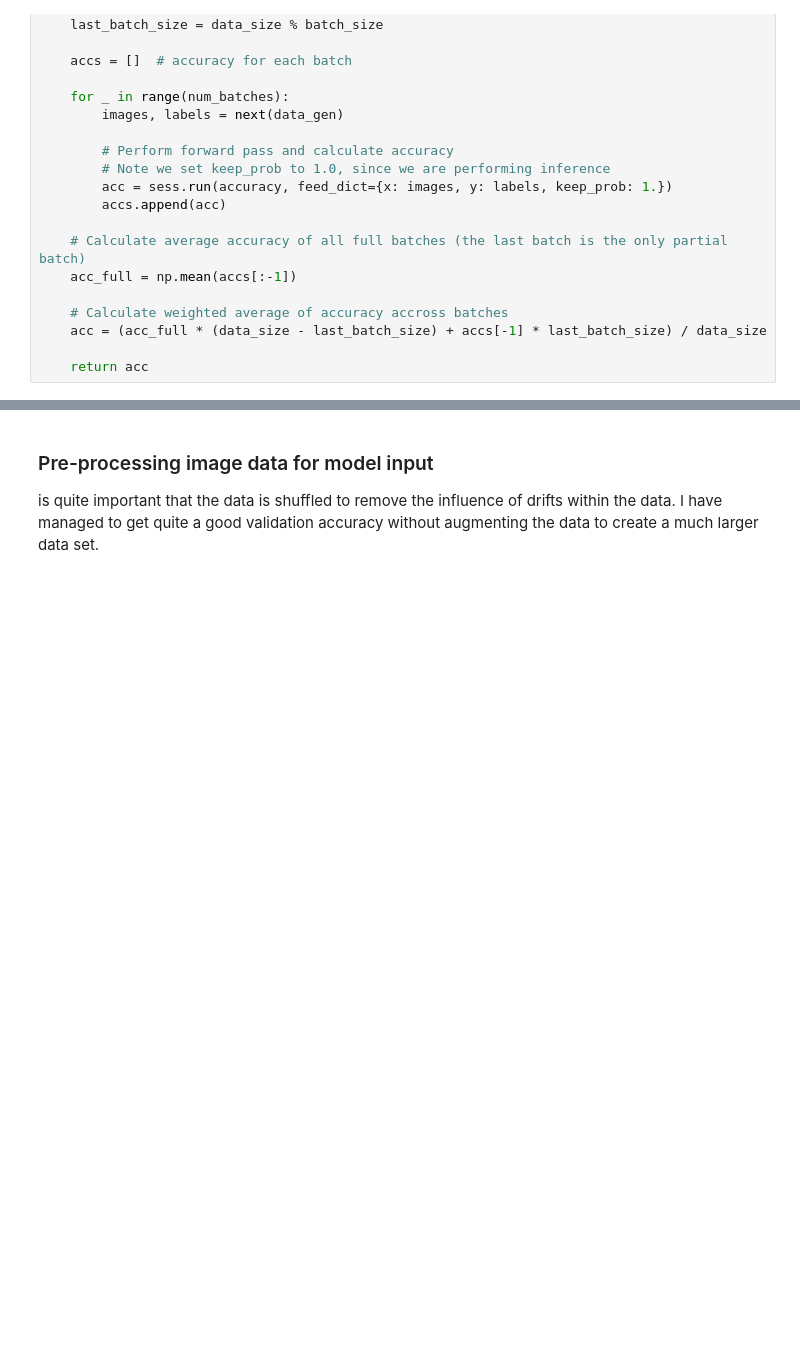
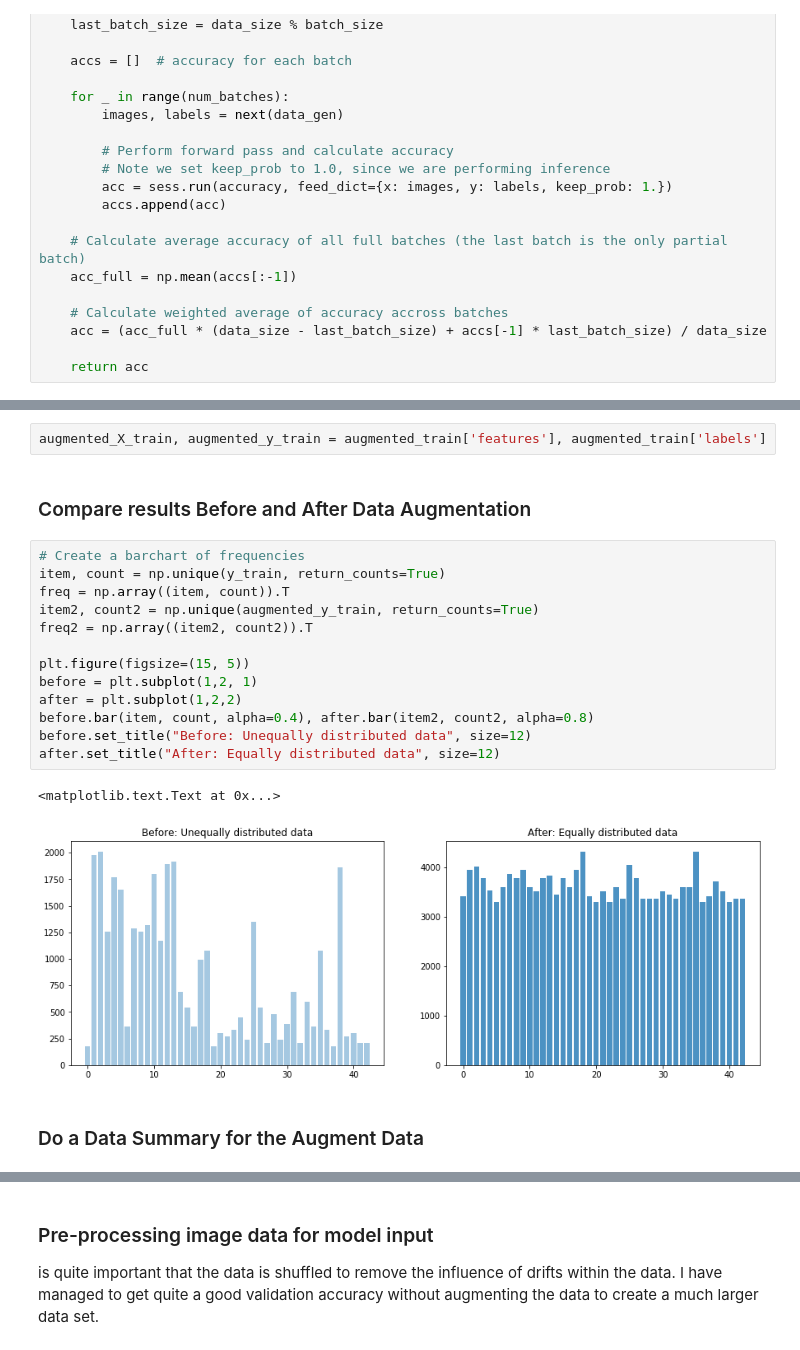
Before and after one commit to PanasheC/Traffic-Sign-Classifier, a Jupyter notebook: Traffic_Sign_Classifier.ipynb, the cells around one changed output, grey strips where cells are left out. Drawn from its saved outputs; the diff is of its cells as text; blank space fills up the shorter version.

```diff
--- a/Traffic_Sign_Classifier.ipynb
+++ b/Traffic_Sign_Classifier.ipynb
@@ -368,0 +512,22 @@ def calculate_accuracy(data_gen, data_size, batch_size, accuracy, x, y, keep_pro
+# %%
+augmented_X_train, augmented_y_train = augmented_train['features'], augmented_train['labels']
+# %% [markdown]
+### Compare results Before and After Data Augmentation
+# %%
+# Create a barchart of frequencies
+item, count = np.unique(y_train, return_counts=True)
+freq = np.array((item, count)).T
+item2, count2 = np.unique(augmented_y_train, return_counts=True)
+freq2 = np.array((item2, count2)).T
+
+plt.figure(figsize=(15, 5))
+before = plt.subplot(1,2, 1)
+after = plt.subplot(1,2,2)
+before.bar(item, count, alpha=0.4), after.bar(item2, count2, alpha=0.8)
+before.set_title("Before: Unequally distributed data", size=12)
+after.set_title("After: Equally distributed data", size=12)
+# %% [output]
+<matplotlib.text.Text at 0x...>
+[figure, added]
+# %% [markdown]
+### Do a Data Summary for the Augment Data
```
Also changed, not shown: parts of 33 cells of this notebook, 20 other files.
